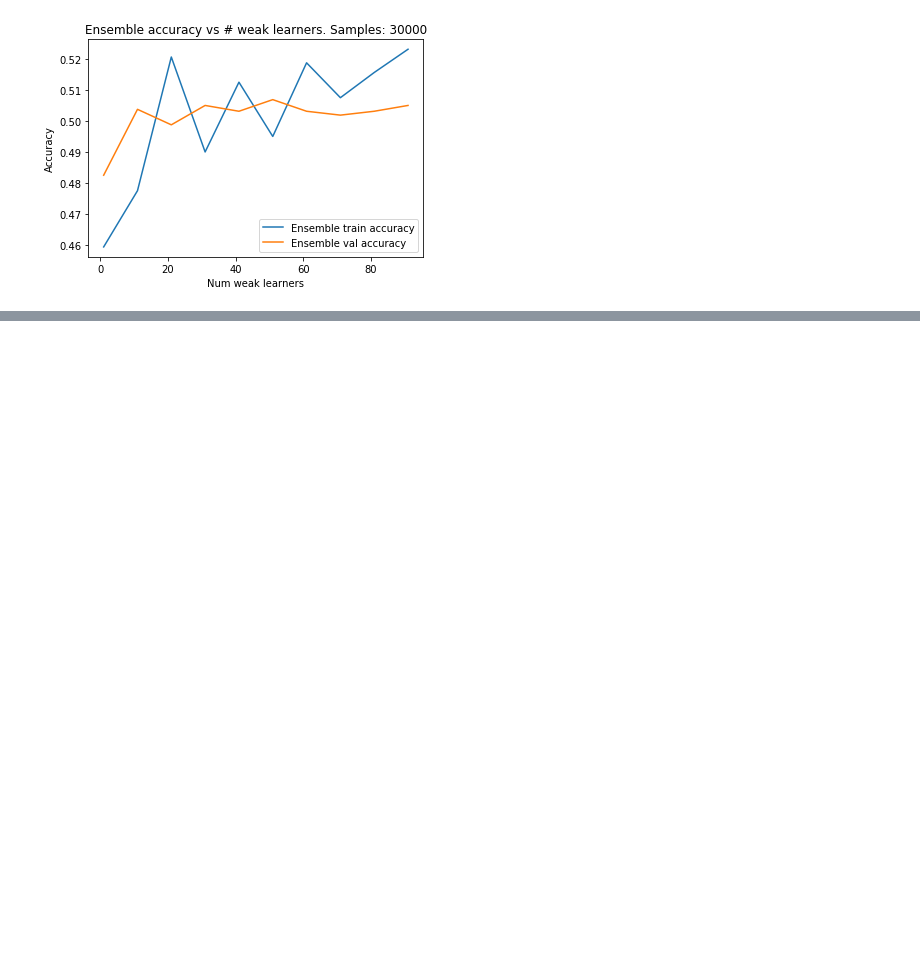
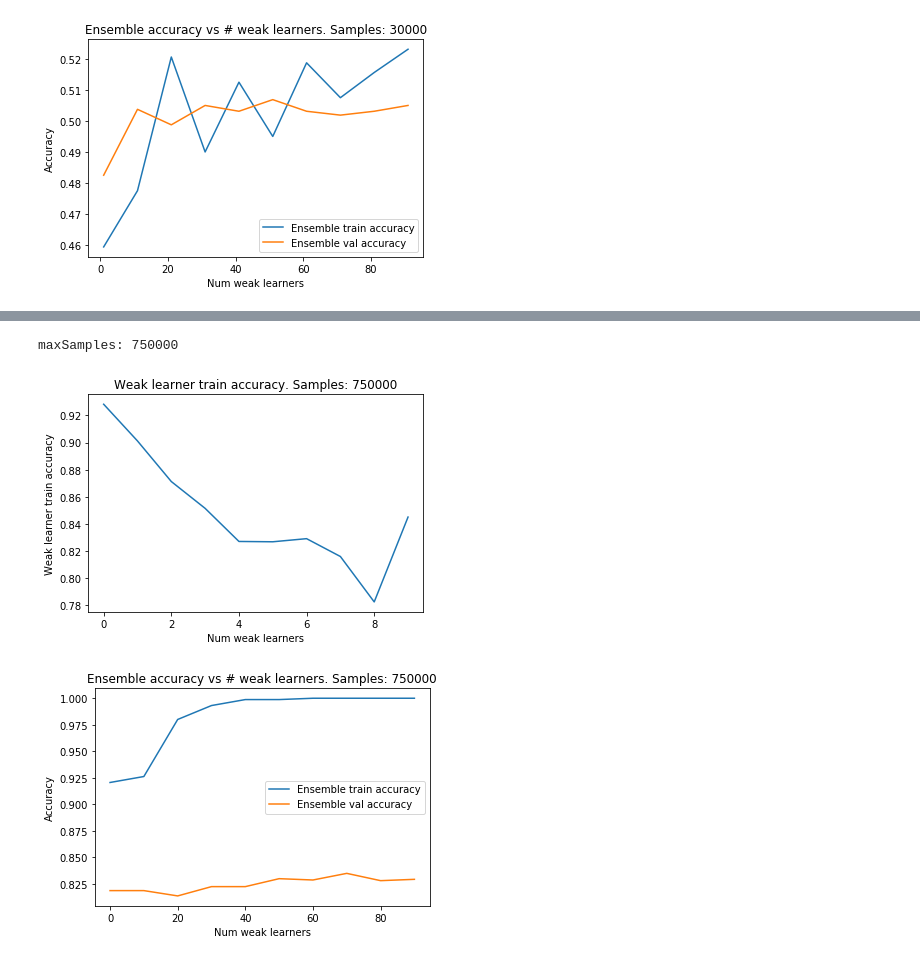
Before and after one commit to MLTheoryGT/AdversarialBoostingNeuralNets, a Jupyter notebook: BoostingExperiments.ipynb, the cells around one changed output, grey strips where cells are left out. Drawn from its saved outputs; the diff is of its cells as text; code cells hidden in the pictures; blank space fills up the shorter version.

```diff
--- a/BoostingExperiments.ipynb
+++ b/BoostingExperiments.ipynb
@@ -172,7 +172,8 @@ def generate_plots():
 #         print("wl train accuracies:", wl_train_accuracies)
 #         print("train_accuracies_ensemble:", train_accuracies_ensemble)
         val_accuracies_ensemble = genfromtxt(ensemble_val_acc_file, delimiter = ',')
-        wl_range = [10 * i + 1 for i in range(len(train_accuracies_ensemble))]
+        divider = 1
+        wl_range = [divider * i for i in range(len(train_accuracies_ensemble))]
         plt.plot(wl_range, train_accuracies_ensemble)
         plt.plot(wl_range, val_accuracies_ensemble)
         plt.xlabel("Num weak learners")
@@ -243,0 +301,6 @@ maxSamples: 30000
+# %%
+generate_plots()
+# %% [output]
+maxSamples: 750000
+[figure, added]
+[figure, added]
```
Also changed, not shown: parts of 6 cells of this notebook, 12 other files.
